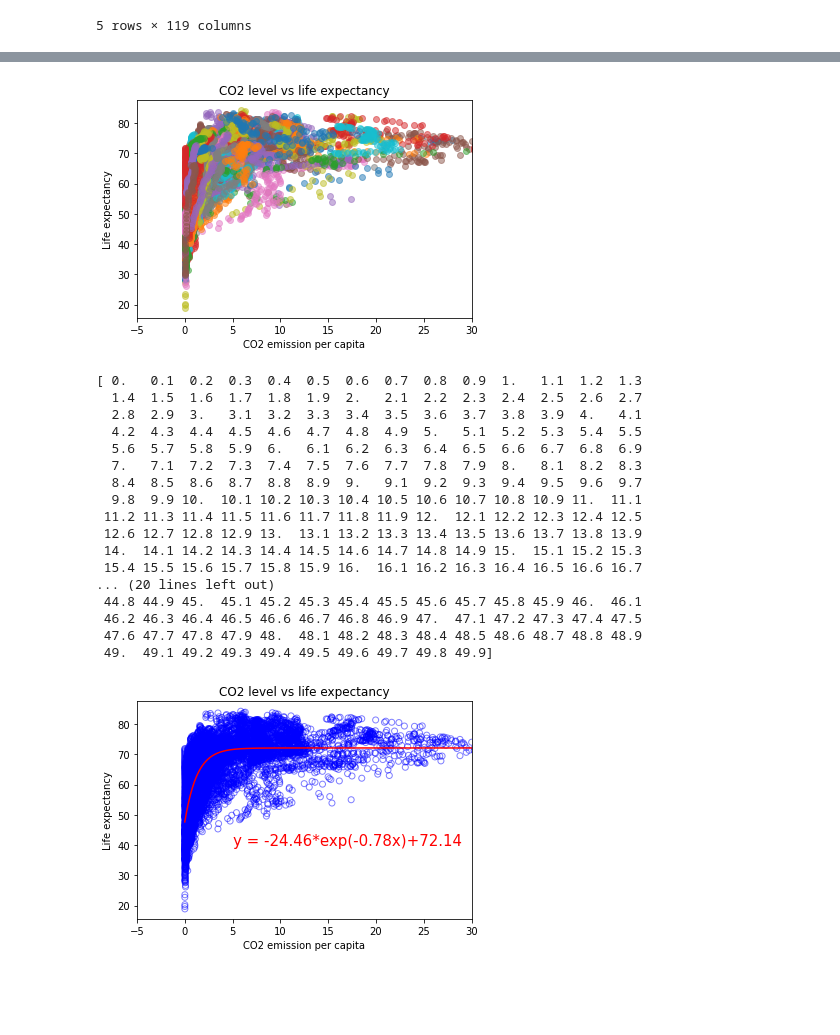
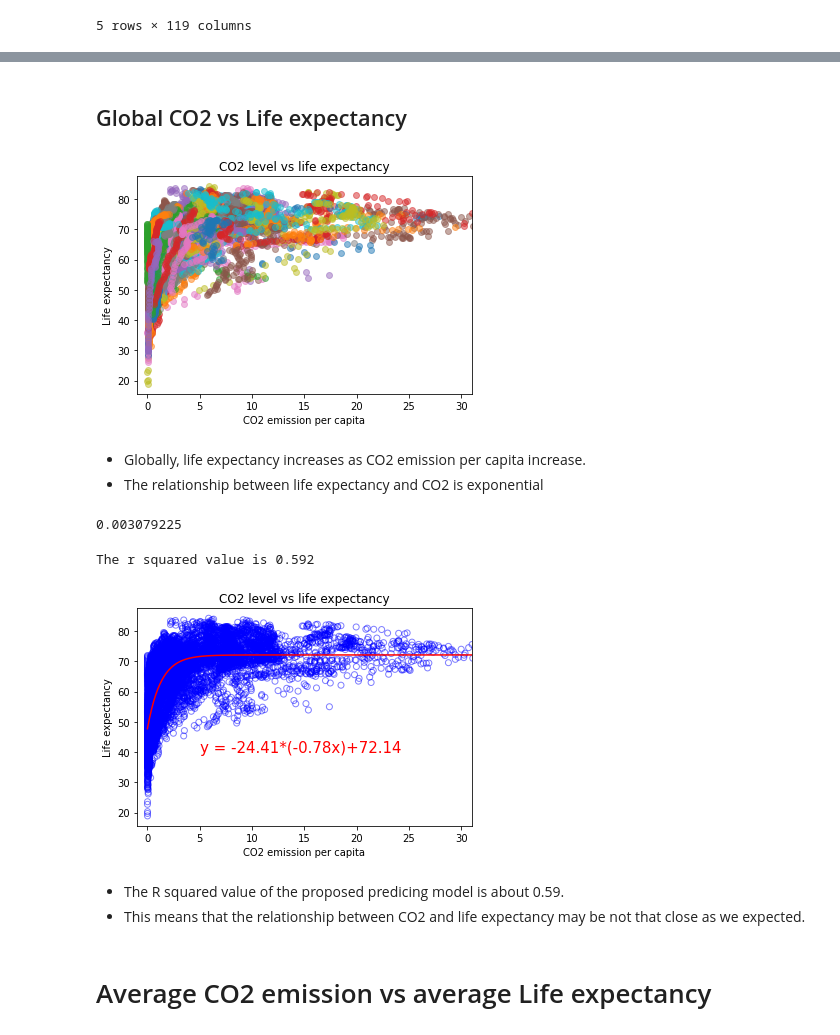
Before and after one commit to Heesu-H/project_1, a Jupyter notebook: CO2_vs_LifeExpectancy_Zheng_Qi.ipynb, the cells around one changed output, grey strips where cells are left out. Cells and saved outputs as stored; diff of their text form; code cells hidden in the pictures; blank space fills up the shorter version.

```diff
--- a/CO2_vs_LifeExpectancy_Zheng_Qi.ipynb
+++ b/CO2_vs_LifeExpectancy_Zheng_Qi.ipynb
@@ -68,3 +68,10 @@ co2_lf_df.dropna(inplace=True)
 
 # Clean druplicated coutnry from merged dataframe
 co2_lf_df.drop_duplicates(subset=['Country Name'],inplace=True)
+
+# Clean negative value
+for y in range(1960,2016):
+    co2_lf_df=co2_lf_df[co2_lf_df[f"{y}_co2"]>=0]
+    co2_lf_df=co2_lf_df[co2_lf_df[f"{y}_lf"]>=0]
+
+co2_lf_df.reset_index(drop=True)
@@ -88,68 +109,78 @@ for x in country:
         # Add the value to the correponding country.
         co2_dict[x].append(co2_lf_df[f"{y}_co2"][co2_lf_df["Country Name"]==x].values[0])
         lf_dict[x].append(co2_lf_df[f"{y}_lf"][co2_lf_df["Country Name"]==x].values[0])
+# %% [markdown]
+## Global CO2 vs Life expectancy
 # %%
-# Loop every coutnry in the country list
+# Combine all the co2/life expectancy data together for curve fitting
 co2=[]
 lf=[]
+# Loop every coutnry in the country list
 for x in country:
     for y in co2_dict[x]:
         co2.append(y)
     for y in lf_dict[x]:
         lf.append(y)
     # Plot the CO2/Life expectancy data of each country
     plt.scatter(co2_dict[x], lf_dict[x], alpha=0.5)
 
 #plt.scatter(co2, lf, alpha=0.5, facecolors='none', edgecolors='blue')
 
 # Set up the figure
-plt.xlim(-5,30)
+plt.xlim(-1,31)
 plt.xlabel("CO2 emission per capita")
 plt.ylabel("Life expectancy")
 plt.title("CO2 level vs life expectancy")
+plt.savefig("CO2_vs_LifeExpectancy_Zheng_Qi\Global_CO2_vs_LifeExpectancy.png")
 plt.show()
 # %% [output]
-[figure, old version]
+[figure, new version]
+# %% [markdown]
+* Globally, life expectancy increases as CO2 emission per capita increase.
+* The relationship between life expectancy and CO2 is exponential
 # %%
+# Define the function we will use for curve fitting.
 def func(x, a, b, c):
-    return a * np.exp(-b * x) + c
+    return a * np.exp(-b *x) + c
 
+print(min(co2))
+# Curve fitting the data
 popt, pcov = curve_fit(func, co2, lf)
 x_values= np.arange(0.0, 50.0, 0.1)
 y_values = [func(x, *popt) for x in x_values]
 
-line_eq = "y = " + str(round(popt[0],2)) + "*exp(" + str(round(-popt[1],2))+"x)+"+str(round(popt[2],2))
-#$print(line_eq)
-print(x_values)
-#print(popt[0])
-#plt.plot(co2, value, 'g--', label='fit: a=%5.3f, b=%5.3f, c=%5.3f' % tuple(popt))
+line_eq = "y = " + str(round(popt[0],2)) + "*(" + str(round(-popt[1],2))+"x)+"+str(round(popt[2],2))
+#print(min(co2))
+residuals=[]
+for i in range(len(co2)):
+    residuals.append(lf[i]- func(co2[i], popt[0],popt[1],popt[2]))
+ss_res=0.0
+for i in range(len(co2)):
+    ss_res += residuals[i]**2
+    ss_tot = np.sum((lf-np.mean(lf))**2)
+r_squared = 1 - (ss_res / ss_tot)
+#perr = np.sqrt(np.diag(pcov))
+print(f"The r squared value is {round(r_squared, 3)}")
+
 plt.scatter(co2, lf, alpha=0.5, facecolors='none', edgecolors='blue')
 plt.plot(x_values,y_values,"r-")
 plt.annotate(line_eq,(5,40),fontsize=15,color="red")
-plt.xlim(-5,30)
+plt.xlim(-1,31)
 plt.xlabel("CO2 emission per capita")
 plt.ylabel("Life expectancy")
 plt.title("CO2 level vs life expectancy")
+
+plt.savefig("CO2_vs_LifeExpectancy_Zheng_Qi\Curve_fitting_Global_CO2_vs_LifeExpectancy.png")
 plt.show()
 # %% [output]
-[ 0.   0.1  0.2  0.3  0.4  0.5  0.6  0.7  0.8  0.9  1.   1.1  1.2  1.3
-  1.4  1.5  1.6  1.7  1.8  1.9  2.   2.1  2.2  2.3  2.4  2.5  2.6  2.7
-  2.8  2.9  3.   3.1  3.2  3.3  3.4  3.5  3.6  3.7  3.8  3.9  4.   4.1
-  4.2  4.3  4.4  4.5  4.6  4.7  4.8  4.9  5.   5.1  5.2  5.3  5.4  5.5
-  5.6  5.7  5.8  5.9  6.   6.1  6.2  6.3  6.4  6.5  6.6  6.7  6.8  6.9
-  7.   7.1  7.2  7.3  7.4  7.5  7.6  7.7  7.8  7.9  8.   8.1  8.2  8.3
-  8.4  8.5  8.6  8.7  8.8  8.9  9.   9.1  9.2  9.3  9.4  9.5  9.6  9.7
-  9.8  9.9 10.  10.1 10.2 10.3 10.4 10.5 10.6 10.7 10.8 10.9 11.  11.1
- 11.2 11.3 11.4 11.5 11.6 11.7 11.8 11.9 12.  12.1 12.2 12.3 12.4 12.5
- 12.6 12.7 12.8 12.9 13.  13.1 13.2 13.3 13.4 13.5 13.6 13.7 13.8 13.9
- 14.  14.1 14.2 14.3 14.4 14.5 14.6 14.7 14.8 14.9 15.  15.1 15.2 15.3
- 15.4 15.5 15.6 15.7 15.8 15.9 16.  16.1 16.2 16.3 16.4 16.5 16.6 16.7
-... (20 lines left out)
- 44.8 44.9 45.  45.1 45.2 45.3 45.4 45.5 45.6 45.7 45.8 45.9 46.  46.1
- 46.2 46.3 46.4 46.5 46.6 46.7 46.8 46.9 47.  47.1 47.2 47.3 47.4 47.5
- 47.6 47.7 47.8 47.9 48.  48.1 48.2 48.3 48.4 48.5 48.6 48.7 48.8 48.9
- 49.  49.1 49.2 49.3 49.4 49.5 49.6 49.7 49.8 49.9]
+0.003079225
+The r squared value is 0.592
-[figure, old version]
+[figure, new version]
+# %% [markdown]
+* The R squared value of the proposed predicing model is about 0.59.
+* This means that the relationship between CO2 and life expectancy may be not that close as we expected.
+# %% [markdown]
+# Average CO2 emission vs average Life expectancy
 # %%
 co2_lf_sum=co2_lf_df.describe()
 co2_mean=[]
```
Also changed, not shown: parts of 10 cells of this notebook, 5 other files.
